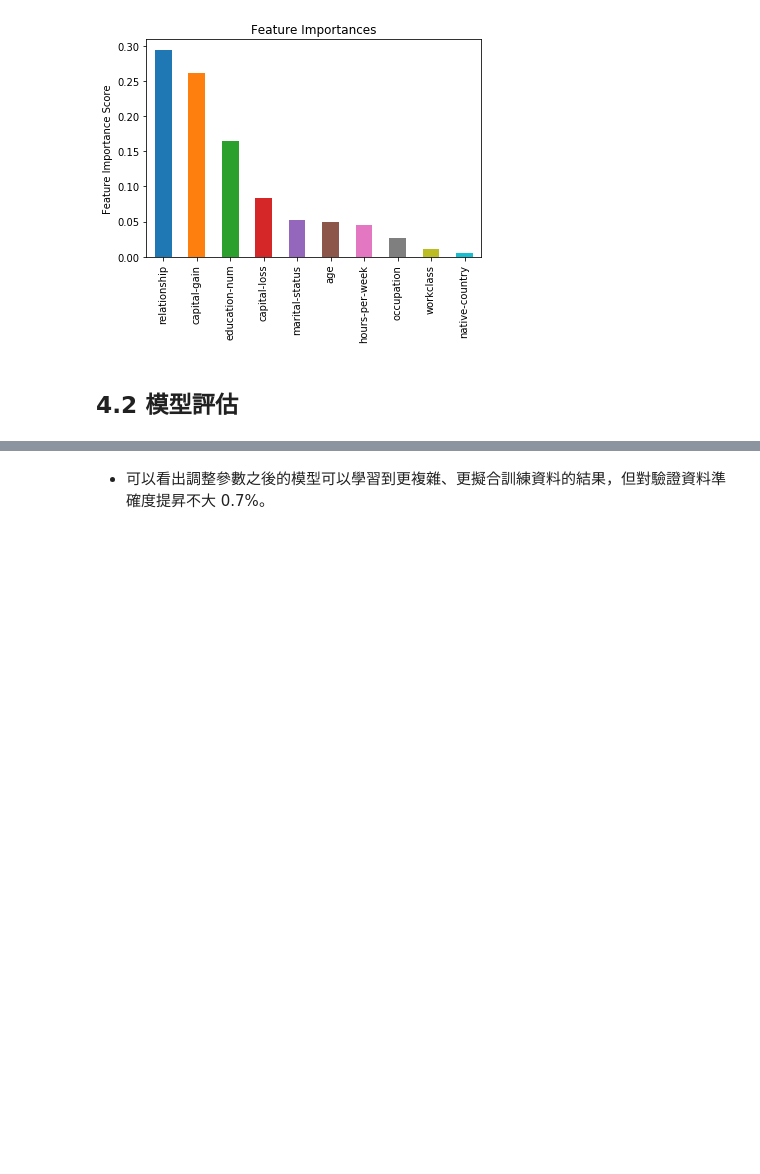
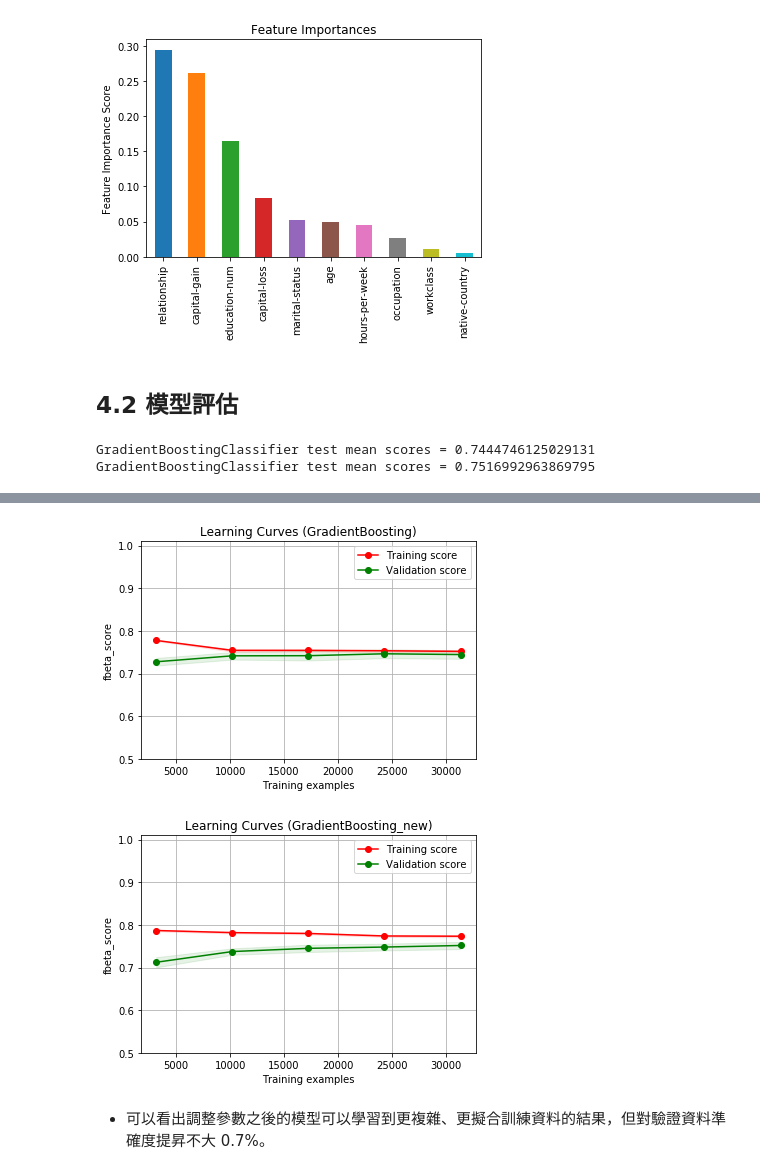
Before and after one commit to JHL01/Finding-Donors-for-CharityML, a Jupyter notebook: 尋找潛在捐助者(Finding Donors for CharityML).ipynb, the cells around one changed output, grey strips where cells are left out. Saved outputs shown, nothing was run; the diff lists cells and outputs as text; code cells hidden in the pictures; blank space fills up the shorter version.

```diff
--- a/尋找潛在捐助者(Finding Donors for CharityML).ipynb
+++ b/尋找潛在捐助者(Finding Donors for CharityML).ipynb
@@ -940,3 +939,13 @@ CV Score : Mean - 0.7516993 | Std - 0.008493577 | Min - 0.7401779 | Max - 0.7666
 [figure]
 # %% [markdown]
 ## 4.2 模型評估
+# %%
+# Plot learning curves
+title = "Learning Curves (GradientBoosting)"
+title2 = "Learning Curves (GradientBoosting_new)"
+cv = 5
+tl.plot_learning_curve(Grad, title, features_new_encode, income_new_encode, ylim=(0.5, 1.01), cv=cv, n_jobs=1)
+tl.plot_learning_curve(gb_tuned_2, title2, features_new_encode,income_new_encode, ylim=(0.5, 1.01), cv=cv, n_jobs=1)
+# %% [output]
+GradientBoostingClassifier test mean scores = 0.7444746125029131
+GradientBoostingClassifier test mean scores = 0.7516992963869795
@@ -943,3 +953,5 @@ CV Score : Mean - 0.7516993 | Std - 0.008493577 | Min - 0.7401779 | Max - 0.7666
+[figure, added]
+[figure, added]
 # %% [markdown]
 - 可以看出調整參數之後的模型可以學習到更複雜、更擬合訓練資料的結果，但對驗證資料準確度提昇不大 0.7%。
 # %% [markdown]
```
Also changed, not shown: parts of 12 cells of this notebook.
